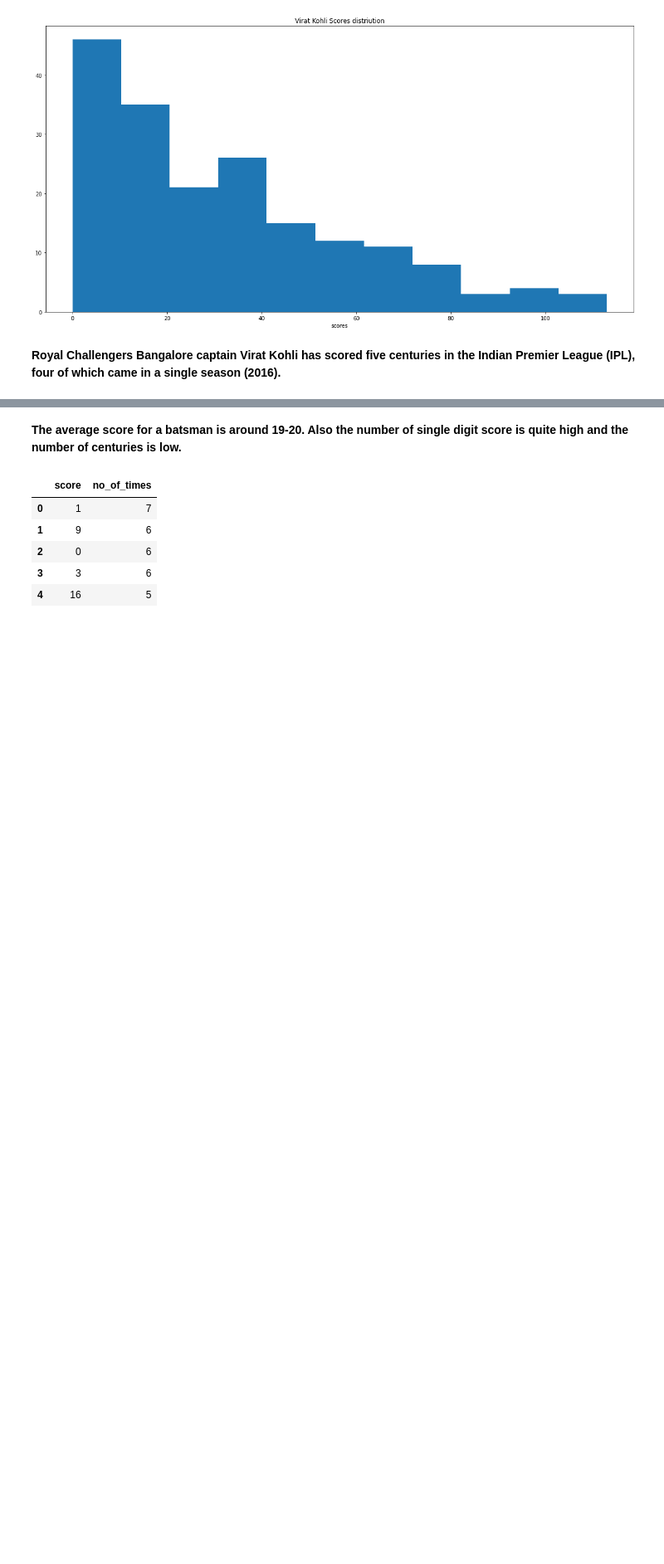
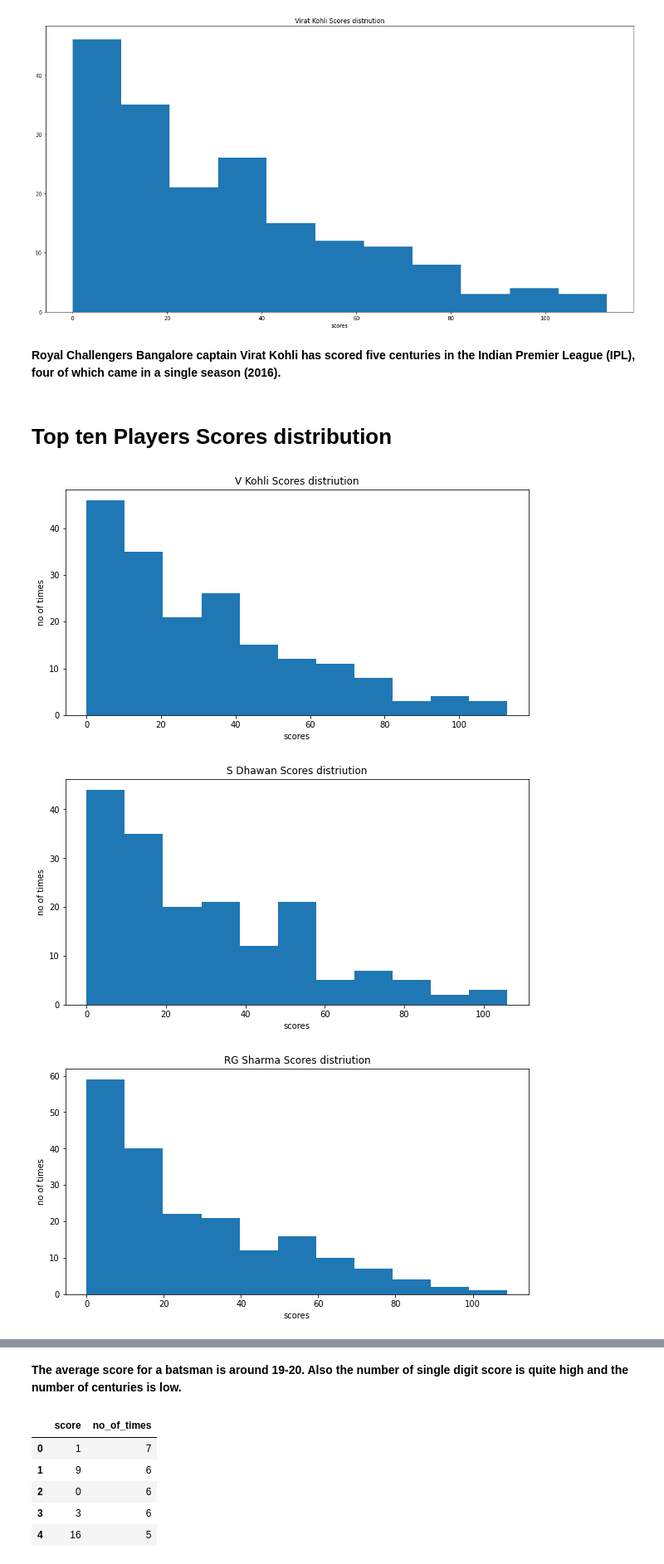
Before and after one commit to mouryag/ViratIPLstats, a Jupyter notebook: viratkohli.ipynb, the cells around one changed output, grey strips where cells are left out. Shown at 83% size. Saved outputs shown, nothing was run; the diff lists cells and outputs as text; code cells hidden in the pictures; blank space fills up the shorter version.

```diff
--- a/viratkohli.ipynb
+++ b/viratkohli.ipynb
@@ -148,3 +148,5 @@ plt.show()
 [figure]
 # %% [markdown]
 **Royal Challengers Bangalore captain Virat Kohli has scored five centuries in the Indian Premier League (IPL), four of which came in a single season (2016).**
+# %% [markdown]
+# Top ten Players Scores distribution
@@ -150,0 +155,14 @@ plt.show()
+# %%
+for i in topten:
+    scrs = list(df_btb.groupby(['batsman','id'])['batsman_runs'].sum()[i])
+    plt.figure(figsize=(10,5))
+    plt.hist(scrs,bins=11)
+    plt.xlabel('scores')
+    plt.ylabel('no of times')
+    plt.title(i+' Scores distriution')
+    plt.show()
+#df_btb.groupby(['batsman','id'])['batsman_runs'].sum()
+# %% [output]
+[figure, added]
+[figure, added]
+[figure, added]
```
Also changed, not shown: parts of 58 cells of this notebook.
